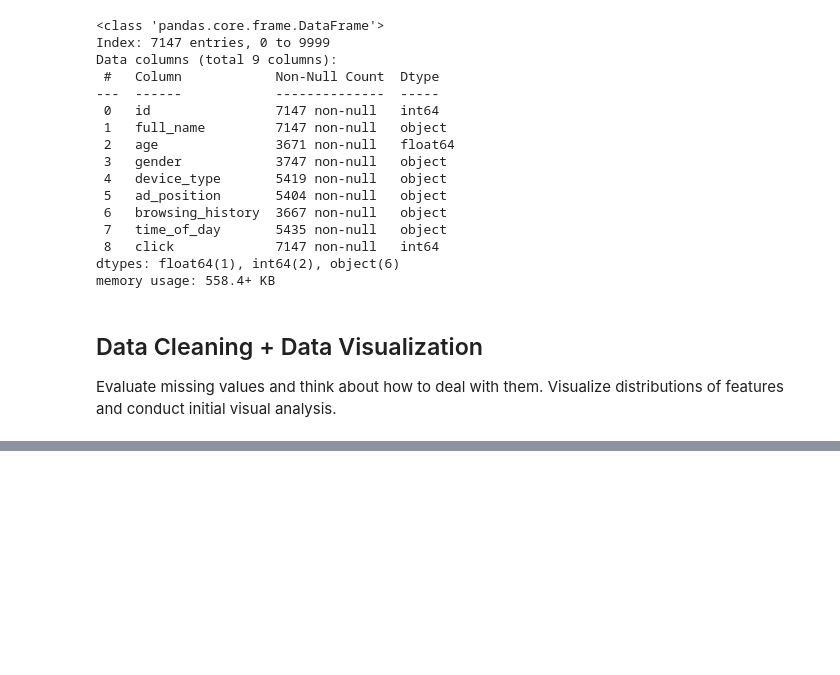
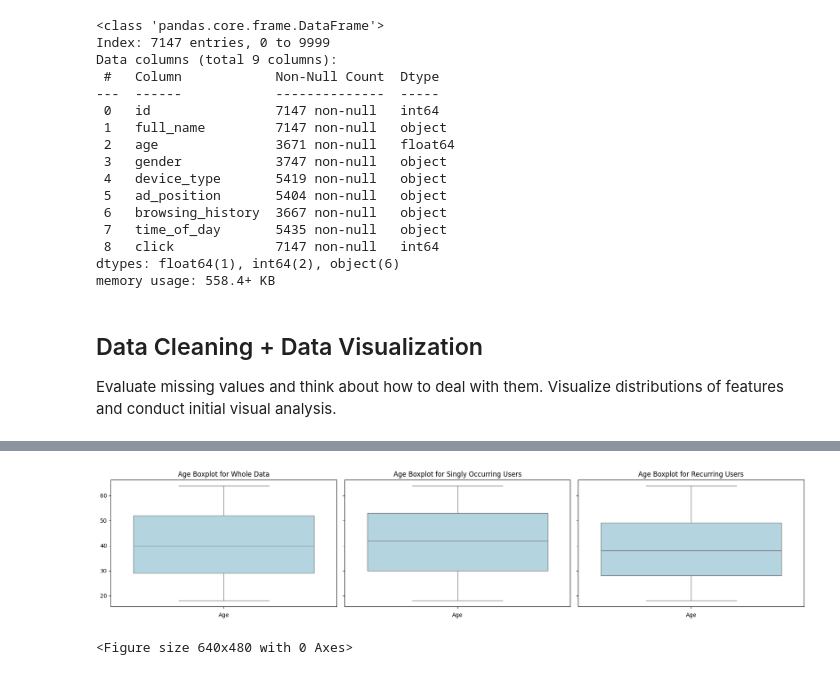
Before and after one commit to zabethe/ad-click-prediction, a Jupyter notebook: research.ipynb, the cells around one changed output, grey strips where cells are left out. Cells and saved outputs as stored; diff of their text form; code cells hidden in the pictures; blank space fills up the shorter version.

```diff
--- a/research.ipynb
+++ b/research.ipynb
@@ -93,0 +296,37 @@ Evaluate missing values and think about how to deal with them. Visualize distrib
+# %%
+# Function to create plot grid of boxplots
+def plot_boxplots(dataframes, dataframe_names, features, colors, group_by=None):
+    '''A function that outputs a grid of boxplots.'''
+
+    num_df = len(dataframes)
+    num_features = len(features)
+
+    # Each figure will be 6 by 4
+    fig, axes = plt.subplots(num_features, num_df, figsize=(6*num_df, 4*num_features), sharey=True)
+
+    # Iterate through and plot figures
+    for i, ax in enumerate(axes.flatten()):
+        # Gather data
+        df = dataframes[i % num_df]
+        df_name = dataframe_names[i % num_df]
+        feature = features[i // num_df]
+        feature_name = feature.capitalize()
+        color = colors[i // num_df]
+
+        # Create barplot
+        sns.boxplot(x=group_by, y=feature, data=df, color=color, ax=ax)
+
+        # Extra plot details
+        ax.set_title(f"{feature_name} Boxplot for {df_name}")
+        ax.set_xlabel(feature_name)
+        ax.set_ylabel(group_by)
+# %%
+# Boxplot of age with user category by occurrence
+features = ["age"]
+colors = ["lightblue"]
+
+plot_boxplots(dataframes, dataframe_names, features, colors)
+plot_show("age_boxplots")
+# %% [output]
+[figure, added]
+<Figure size 640x480 with 0 Axes>
```
Also changed, not shown: parts of 19 cells of this notebook, 7 other files.
